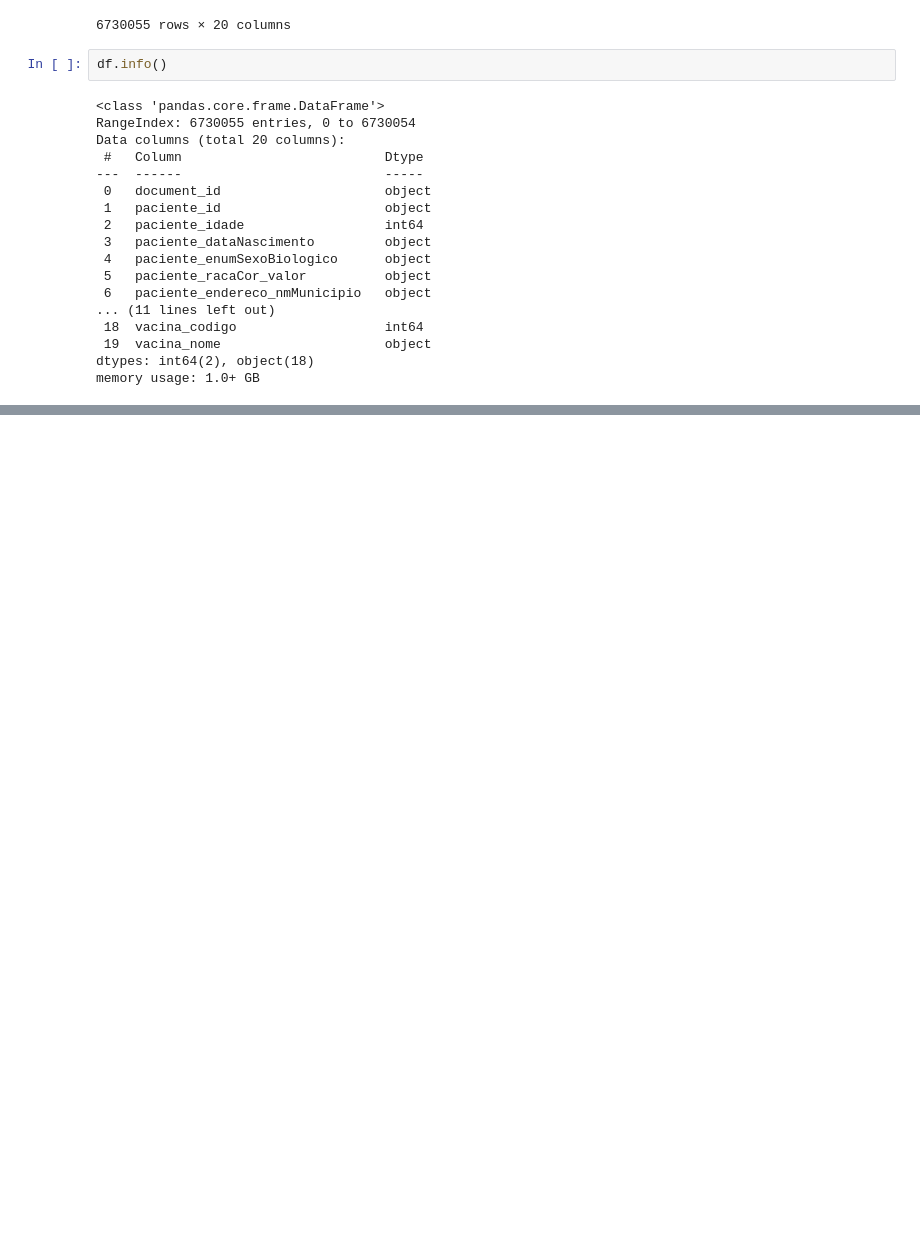
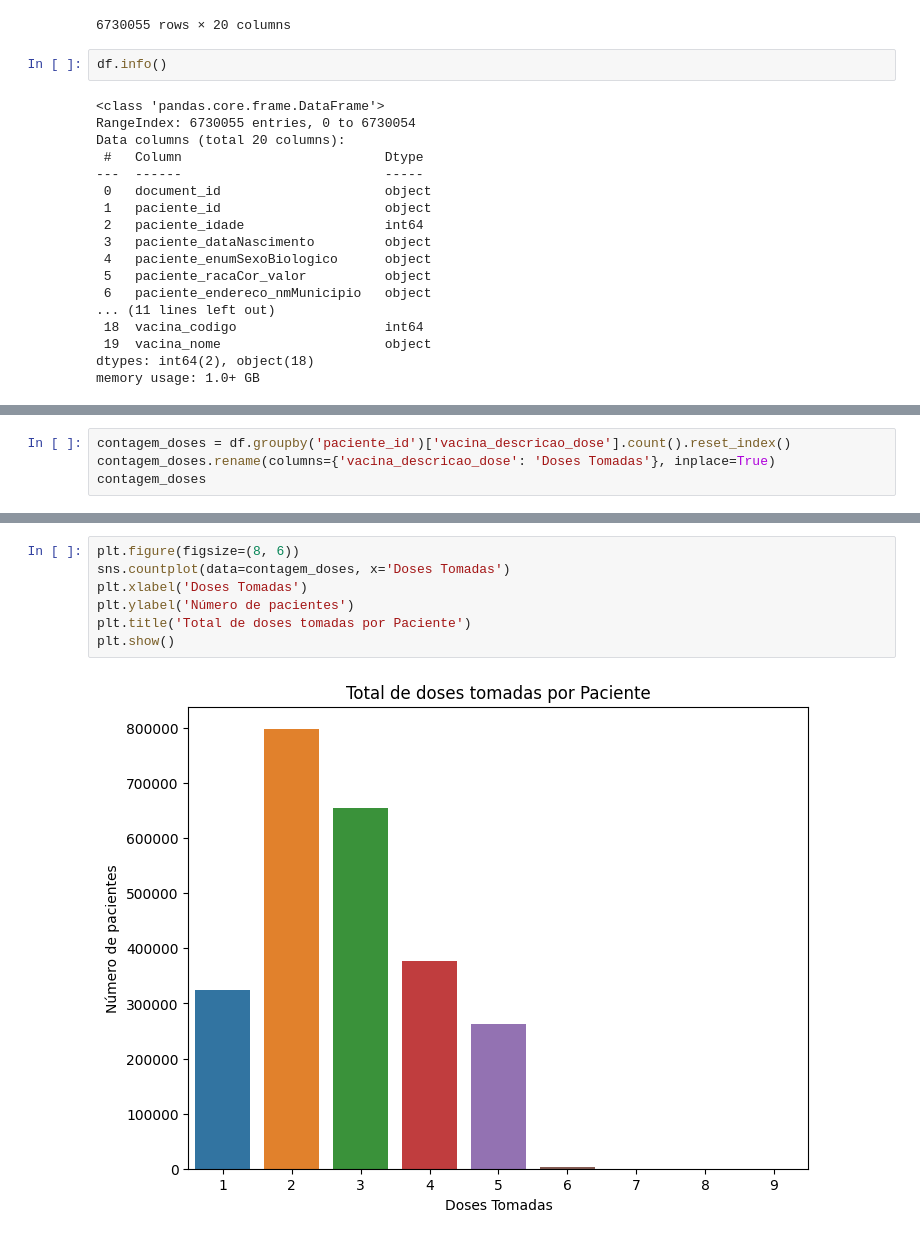
Before and after one commit to maurodomingues/Vacinacao_COVID19_DF, a Jupyter notebook: analise_estatistica.ipynb, the cells around one changed output, grey strips where cells are left out. Cells and saved outputs as stored; diff of their text form; blank space fills up the shorter version.

```diff
--- a/analise_estatistica.ipynb
+++ b/analise_estatistica.ipynb
@@ -41,0 +359,4 @@ memory usage: 1.0+ GB
+# %%
+contagem_doses = df.groupby('paciente_id')['vacina_descricao_dose'].count().reset_index()
+contagem_doses.rename(columns={'vacina_descricao_dose': 'Doses Tomadas'}, inplace=True)
+contagem_doses
@@ -41,0 +377,9 @@ memory usage: 1.0+ GB
+# %%
+plt.figure(figsize=(8, 6))
+sns.countplot(data=contagem_doses, x='Doses Tomadas')
+plt.xlabel('Doses Tomadas')
+plt.ylabel('Número de pacientes')
+plt.title('Total de doses tomadas por Paciente')
+plt.show()
+# %% [output]
+[figure, added]
```
Also changed, not shown: parts of 55 cells of this notebook.
